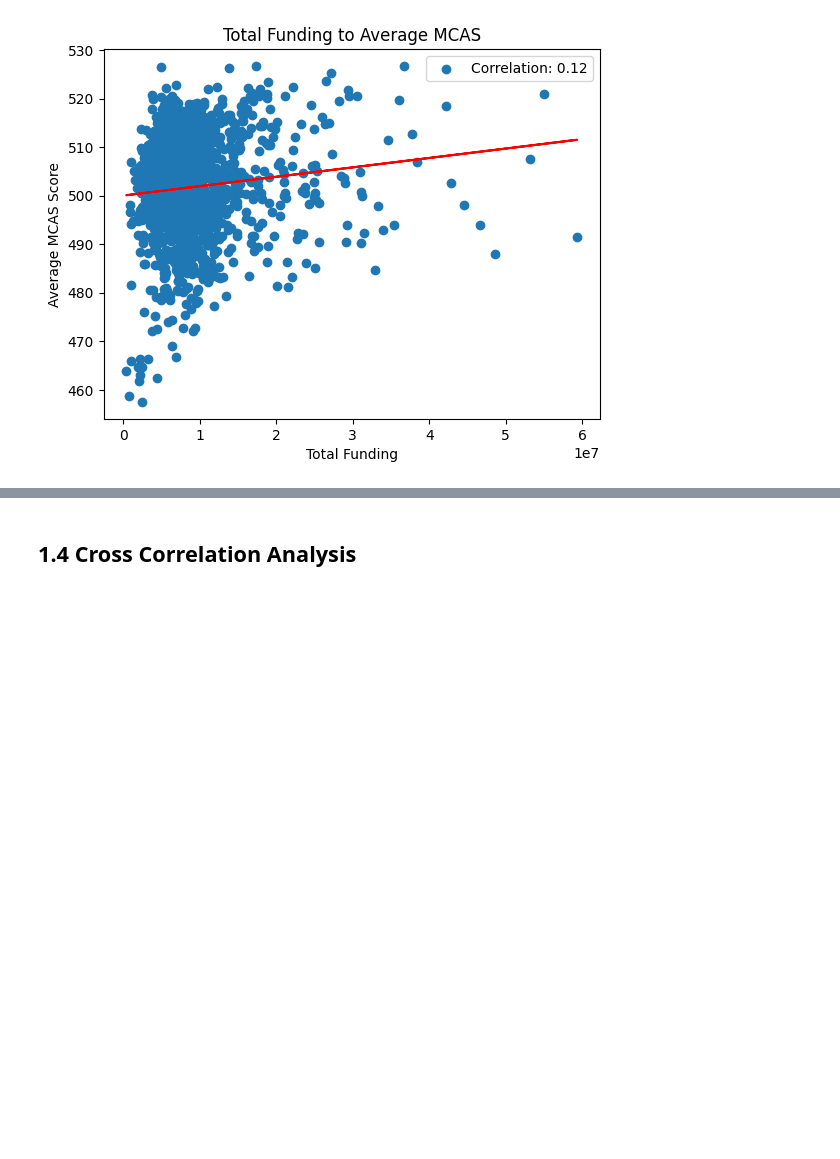
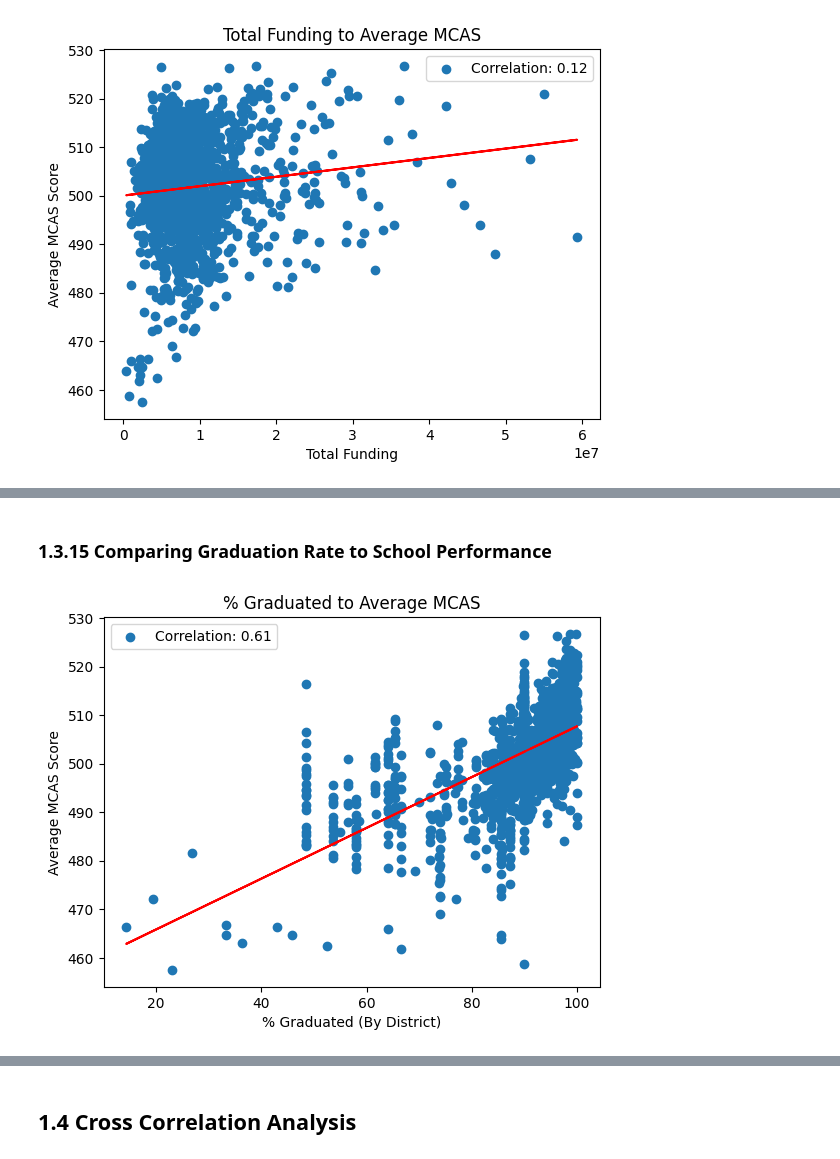
Before and after one commit to alexcraig043/qss-20-final-project, a Jupyter notebook: src/code/01_data_exploration.ipynb, the cells around one changed output, grey strips where cells are left out. Cells and saved outputs as stored; diff of their text form; code cells hidden in the pictures; blank space fills up the shorter version.

```diff
--- a/src/code/01_data_exploration.ipynb
+++ b/src/code/01_data_exploration.ipynb
@@ -158 +164,7 @@ make_scatter_plot(x = 'schooltot_raw_MA', title = "Total Funding to Average MCAS
+# %% [markdown]
+### 1.3.15 Comparing Graduation Rate to School Performance
+# %%
+make_scatter_plot(x = '% Graduated', title = "% Graduated to Average MCAS", x_label = "% Graduated (By District)")
+# %% [output]
+[figure, added]
 # %% [markdown]
```
Also changed, not shown: parts of 5 cells of this notebook, 3 other files.
